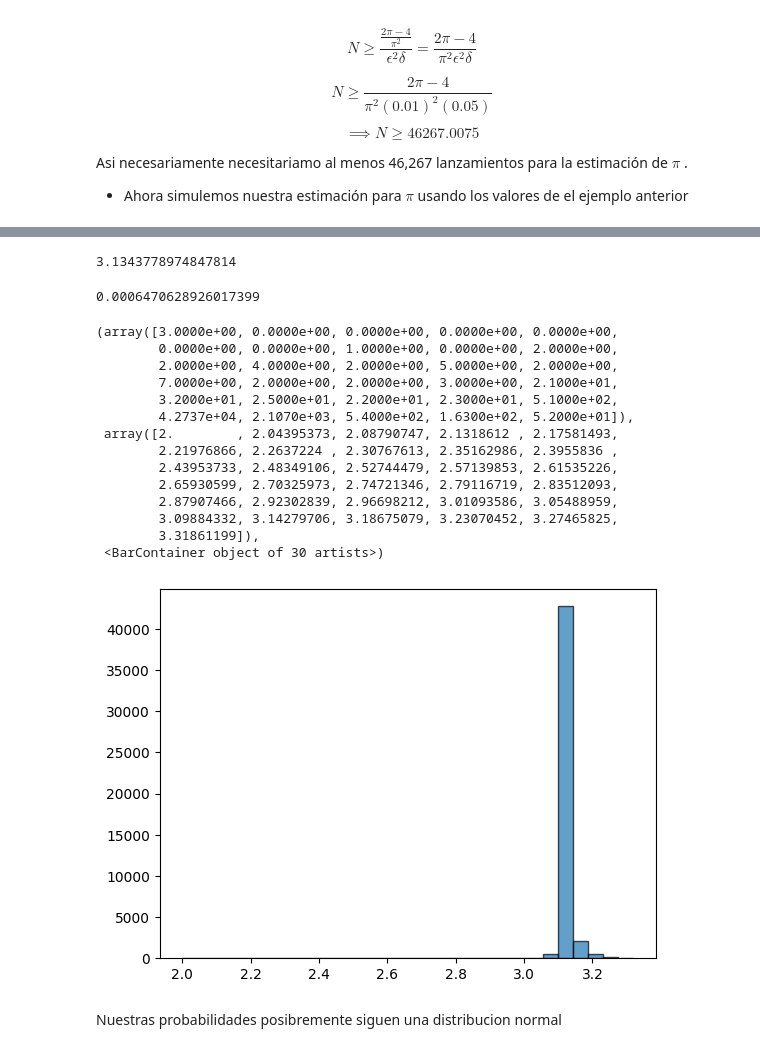
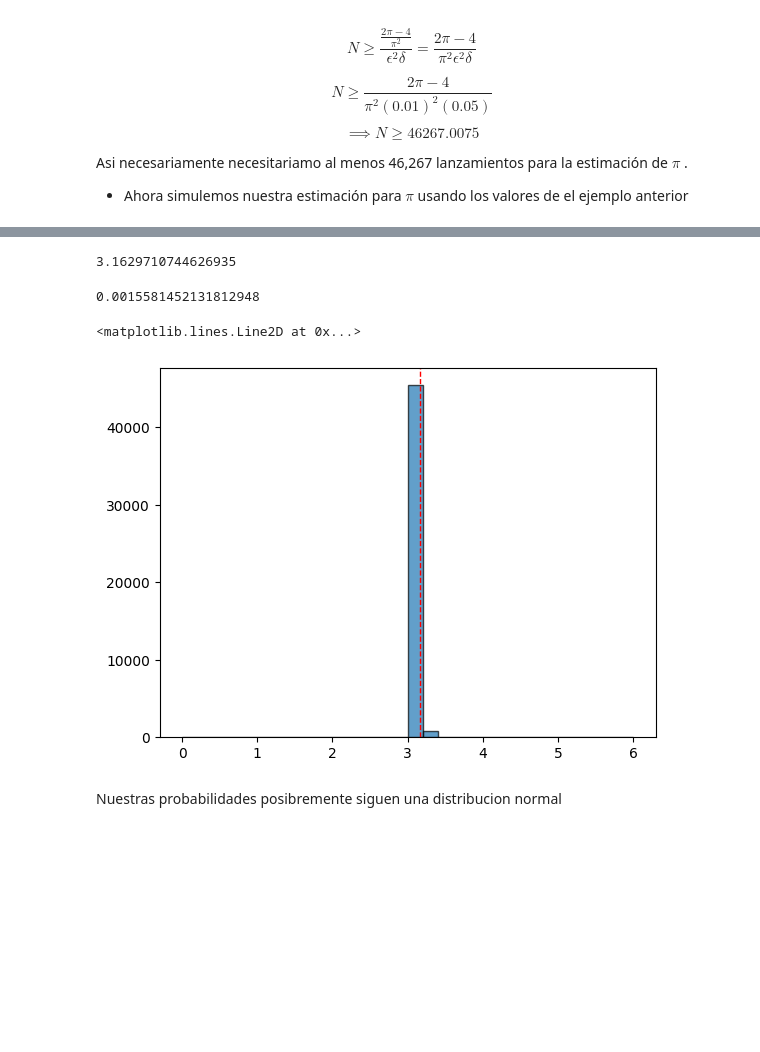
Before and after one commit to MaricelaMH/Simulacion-1, a Jupyter notebook: PI_BUFFON.ipynb, the cells around one changed output, grey strips where cells are left out. Cells and saved outputs as stored; diff of their text form; code cells hidden in the pictures; blank space fills up the shorter version.

```diff
--- a/PI_BUFFON.ipynb
+++ b/PI_BUFFON.ipynb
@@ -108,26 +108,42 @@ def pi_buffon(L, D, N):
     cont = 0  # Contador de cruces
     pi = []   # Lista para almacenar las estimaciones de π
     crosses = []  # Lista para almacenar los resultados de las cruces
+    x_end1 = []
+    x_end2 = []
+    y_end1 = []
+    y_end2 = []
 
     for _ in range(N):
         theta = np.random.uniform(0, np.pi)  # Ángulo aleatorio entre 0 y π
-        x = np.random.uniform(0, D / 2)  # Distancia aleatoria entre 0 y D/2
+        x_center = np.random.uniform(0, D / 2)  # Distancia aleatoria entre 0 y D/2
+        x_end = (L / 2) * np.sin(theta)
+        y_center = np.random.uniform(0, 1)  # Coordenada y del centro de la aguja
+        y_end = (L / 2) * np.cos(theta)
 
-        # Comprobar si la aguja cruza una línea
-        if x <= (L / 2) * np.sin(theta):
+        # Coordenadas de los extremos de la aguja
+        x_end1.append(x_center + x_end)
+        x_end2.append(x_center - x_end)
+        y_end1.append(y_center + y_end)
+        y_end2.append(y_center - y_end)
+
+         # Comprobar si la aguja cruza una línea
+        if x_center <= x_end:
             cont += 1  # Incrementar el contador de cruces
             crosses.append(True)  # Registrar que la aguja cruzó
         else:
             crosses.append(False)  # Registrar que la aguja no cruzó
 
         # Estimación de π actualizada para cada iteración
-        pi_est = (2 * L * (_ + 1)) / (D * cont)
-        pi.append(pi_est)
+        if cont != 0:
+            pi_est = (2 * L * (_ + 1)) / (D * cont)
+            pi.append(pi_est)
+        else:
+            pi.append(0)
 
-    return pi
+    return pi, crosses, x_end1, x_end2, y_end1, y_end2
 # %%
 # Ejecutar la función y obtener la lista de estimaciones de π
-estimacion = pi_buffon(1.0, 1.0, 46267)
+estimacion, crosses, x_end1, x_end2, y_end1, y_end2 = pi_buffon(1.0,1.0,46267)
 # %%
 # Última estimación de π
 final_pi_est = estimacion[-1]
@@ -160,31 +176,19 @@ plt.show()
 mu=np.mean(estimacion)  #Calculamos la media de estimacion
 print(mu)
 # %% [output]
-3.1343778974847814
+3.1629710744626935
 # %%
 sigma2=np.var(estimacion) #Calculamos la varianza de estimacion
 print(sigma2)
 # %% [output]
-0.0006470628926017399
+0.0015581452131812948
 # %%
 # Graficar un histograma de las estimaciones de π
 plt.hist(estimacion, bins=30, edgecolor='black', alpha=0.7)
+plt.axvline(mu, color='red', linestyle='dashed', linewidth=1)
 # %% [output]
-(array([3.0000e+00, 0.0000e+00, 0.0000e+00, 0.0000e+00, 0.0000e+00,
-        0.0000e+00, 0.0000e+00, 1.0000e+00, 0.0000e+00, 2.0000e+00,
-        2.0000e+00, 4.0000e+00, 2.0000e+00, 5.0000e+00, 2.0000e+00,
-        7.0000e+00, 2.0000e+00, 2.0000e+00, 3.0000e+00, 2.1000e+01,
-        3.2000e+01, 2.5000e+01, 2.2000e+01, 2.3000e+01, 5.1000e+02,
-        4.2737e+04, 2.1070e+03, 5.4000e+02, 1.6300e+02, 5.2000e+01]),
- array([2.        , 2.04395373, 2.08790747, 2.1318612 , 2.17581493,
-        2.21976866, 2.2637224 , 2.30767613, 2.35162986, 2.3955836 ,
-        2.43953733, 2.48349106, 2.52744479, 2.57139853, 2.61535226,
-        2.65930599, 2.70325973, 2.74721346, 2.79116719, 2.83512093,
-        2.87907466, 2.92302839, 2.96698212, 3.01093586, 3.05488959,
-        3.09884332, 3.14279706, 3.18675079, 3.23070452, 3.27465825,
-        3.31861199]),
- <BarContainer object of 30 artists>)
+<matplotlib.lines.Line2D at 0x...>
-[figure, old version]
+[figure, new version]
 # %% [markdown]
 Nuestras probabilidades posibremente siguen una distribucion normal
 # %%
```
Also changed, not shown: parts of 6 cells of this notebook.
